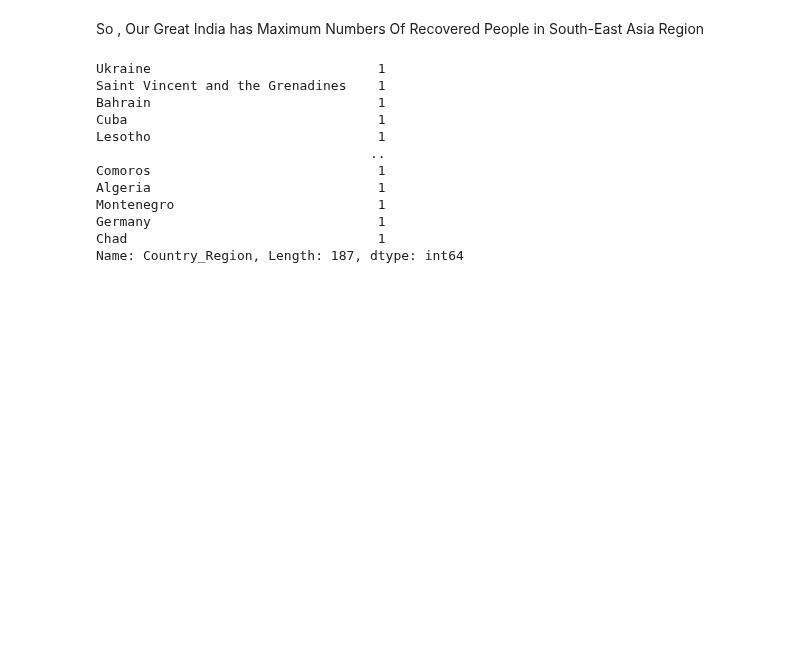
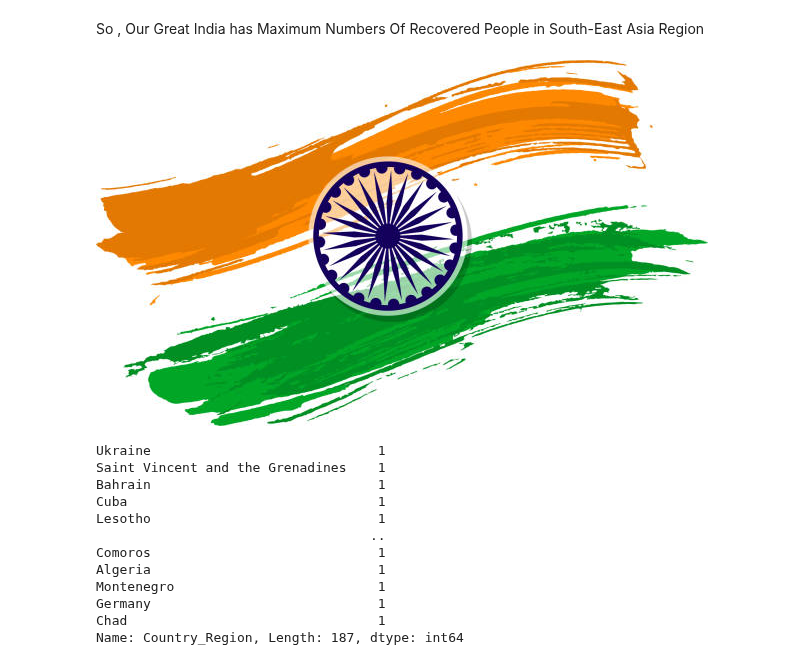
Before and after one commit to Arpan-tech-create/Exploratory_Data_Analysis, a Jupyter notebook: COVID 19.ipynb, the cells around one changed output. Saved outputs shown, nothing was run; the diff lists cells and outputs as text; code cells hidden in the pictures; blank space fills up the shorter version.

```diff
--- a/COVID 19.ipynb
+++ b/COVID 19.ipynb
@@ -155,6 +155,11 @@ Asia_df
 | 168 | Timor-Leste | 0 | 24 | 0 |
 # %% [markdown]
 So , Our Great India has Maximum Numbers Of Recovered People in South-East Asia Region
+# %%
+from IPython.display import Image
+Image(filename='india.jpg')
+# %% [output]
+[figure, added]
 # %%
 read1.Country_Region.value_counts()
 # %% [output]
```
